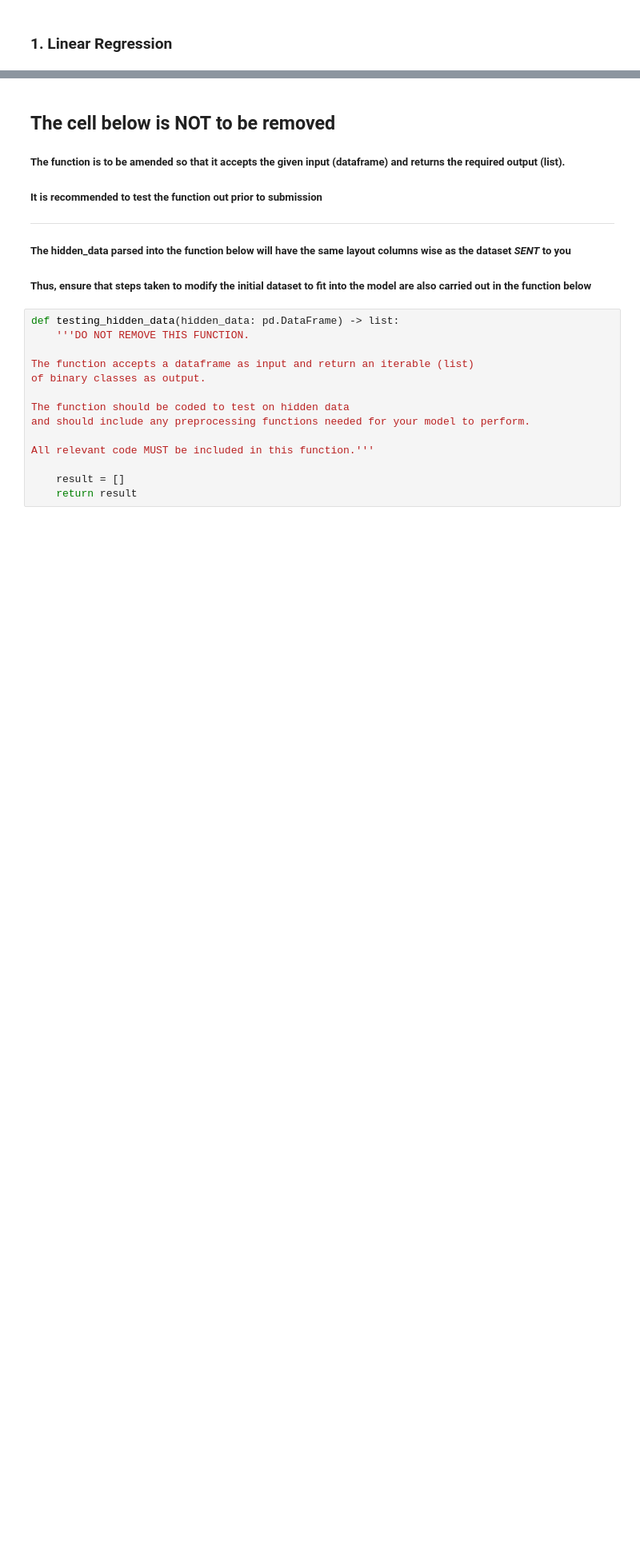
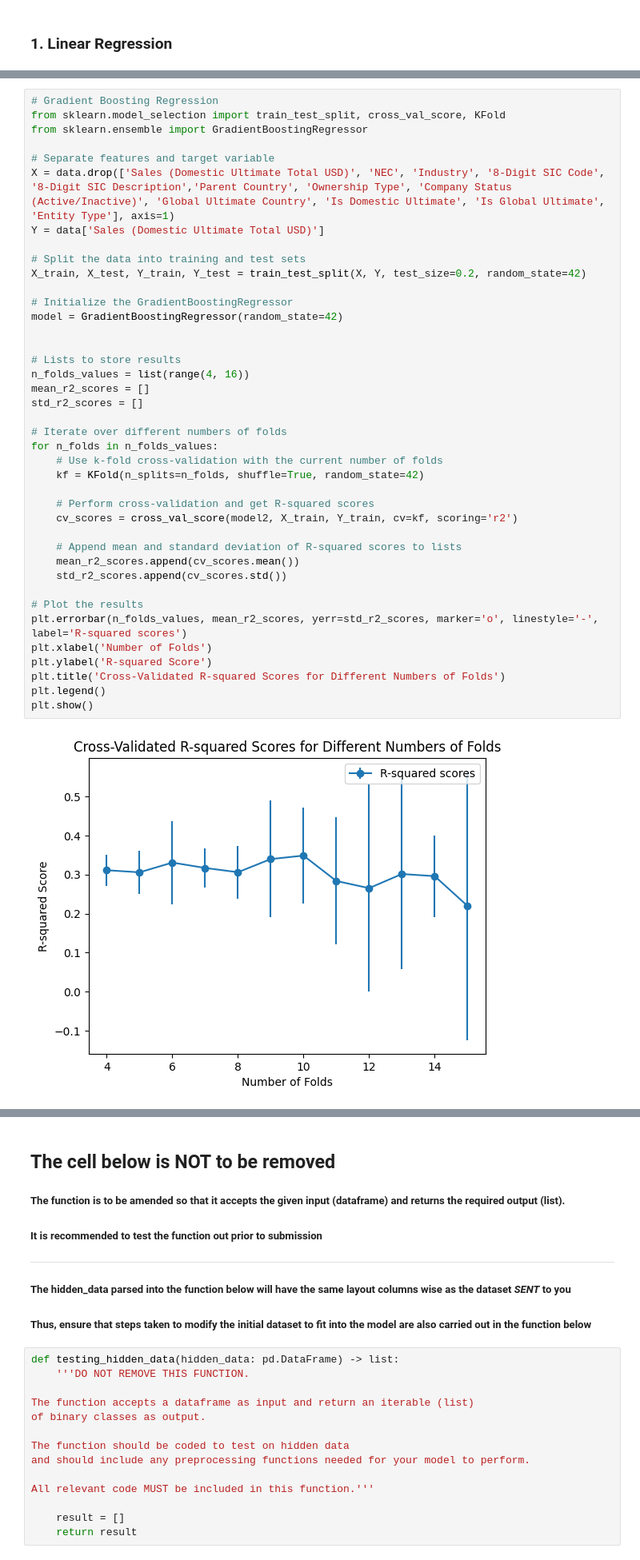
Before and after one commit to Therulow/NUS-SDS-Datathon-Champion-Group315, a Jupyter notebook: NUS_DATATHON_CHAMPION_TEAM NAME.ipynb, the cells around one changed output, grey strips where cells are left out. Shown at 80% size. Drawn from its saved outputs; the diff is of its cells as text; blank space fills up the shorter version.

Commit message:
Model Training

```diff
--- a/NUS_DATATHON_CHAMPION_TEAM NAME.ipynb
+++ b/NUS_DATATHON_CHAMPION_TEAM NAME.ipynb
@@ -358,0 +375,42 @@ plt.show()
+# %%
+# Gradient Boosting Regression
+from sklearn.model_selection import train_test_split, cross_val_score, KFold
+from sklearn.ensemble import GradientBoostingRegressor
+
+# Separate features and target variable
+X = data.drop(['Sales (Domestic Ultimate Total USD)', 'NEC', 'Industry', '8-Digit SIC Code', '8-Digit SIC Description','Parent Country', 'Ownership Type', 'Company Status (Active/Inactive)', 'Global Ultimate Country', 'Is Domestic Ultimate', 'Is Global Ultimate', 'Entity Type'], axis=1)
+Y = data['Sales (Domestic Ultimate Total USD)']
+
+# Split the data into training and test sets
+X_train, X_test, Y_train, Y_test = train_test_split(X, Y, test_size=0.2, random_state=42)
+
+# Initialize the GradientBoostingRegressor
+model = GradientBoostingRegressor(random_state=42)
+
+
+# Lists to store results
+n_folds_values = list(range(4, 16))
+mean_r2_scores = []
+std_r2_scores = []
+
+# Iterate over different numbers of folds
+for n_folds in n_folds_values:
+    # Use k-fold cross-validation with the current number of folds
+    kf = KFold(n_splits=n_folds, shuffle=True, random_state=42)
+
+    # Perform cross-validation and get R-squared scores
+    cv_scores = cross_val_score(model2, X_train, Y_train, cv=kf, scoring='r2')
+
+    # Append mean and standard deviation of R-squared scores to lists
+    mean_r2_scores.append(cv_scores.mean())
+    std_r2_scores.append(cv_scores.std())
+
+# Plot the results
+plt.errorbar(n_folds_values, mean_r2_scores, yerr=std_r2_scores, marker='o', linestyle='-', label='R-squared scores')
+plt.xlabel('Number of Folds')
+plt.ylabel('R-squared Score')
+plt.title('Cross-Validated R-squared Scores for Different Numbers of Folds')
+plt.legend()
+plt.show()
+# %% [output]
+[figure, added]
```
Also changed, not shown: parts of 8 cells of this notebook.
